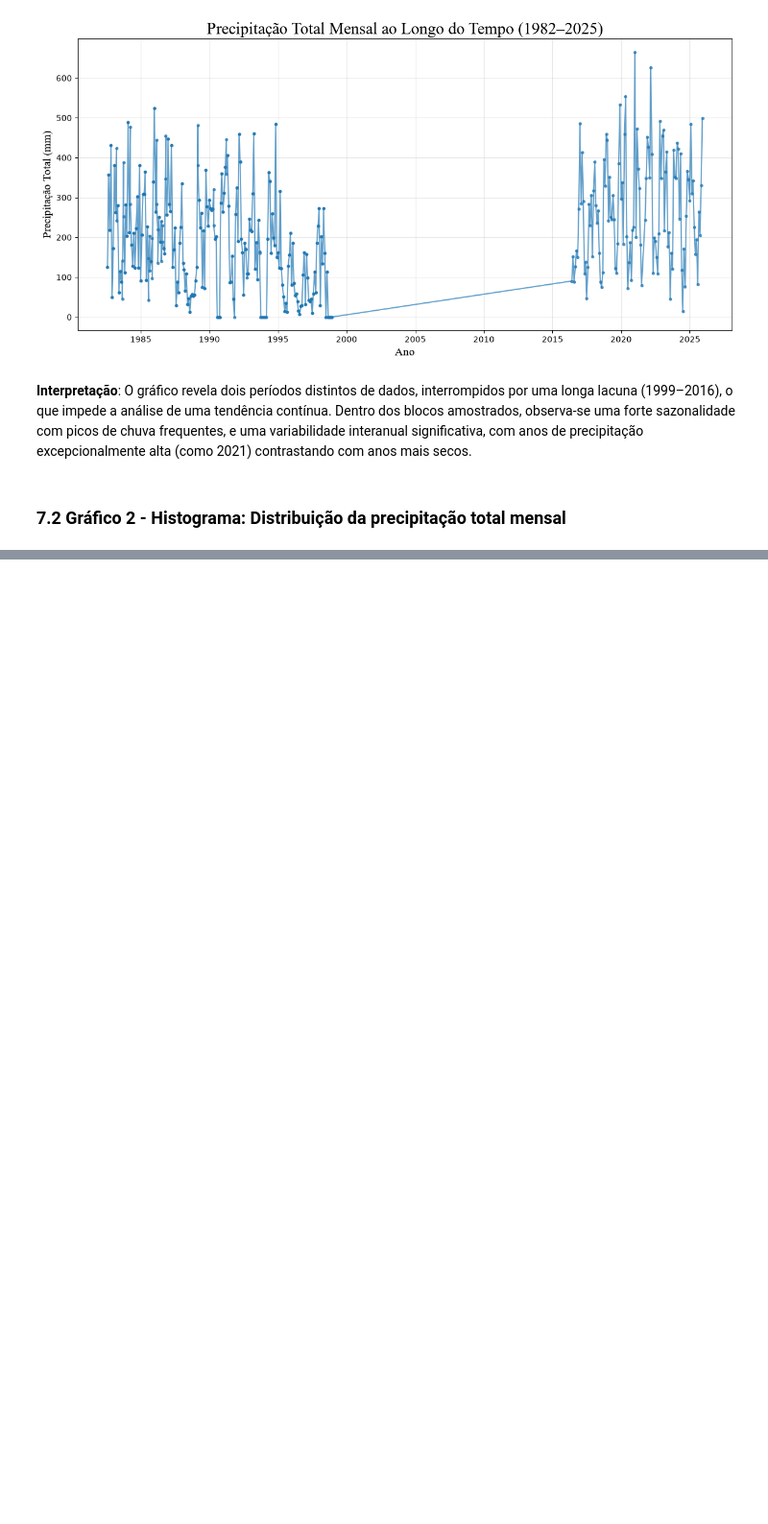
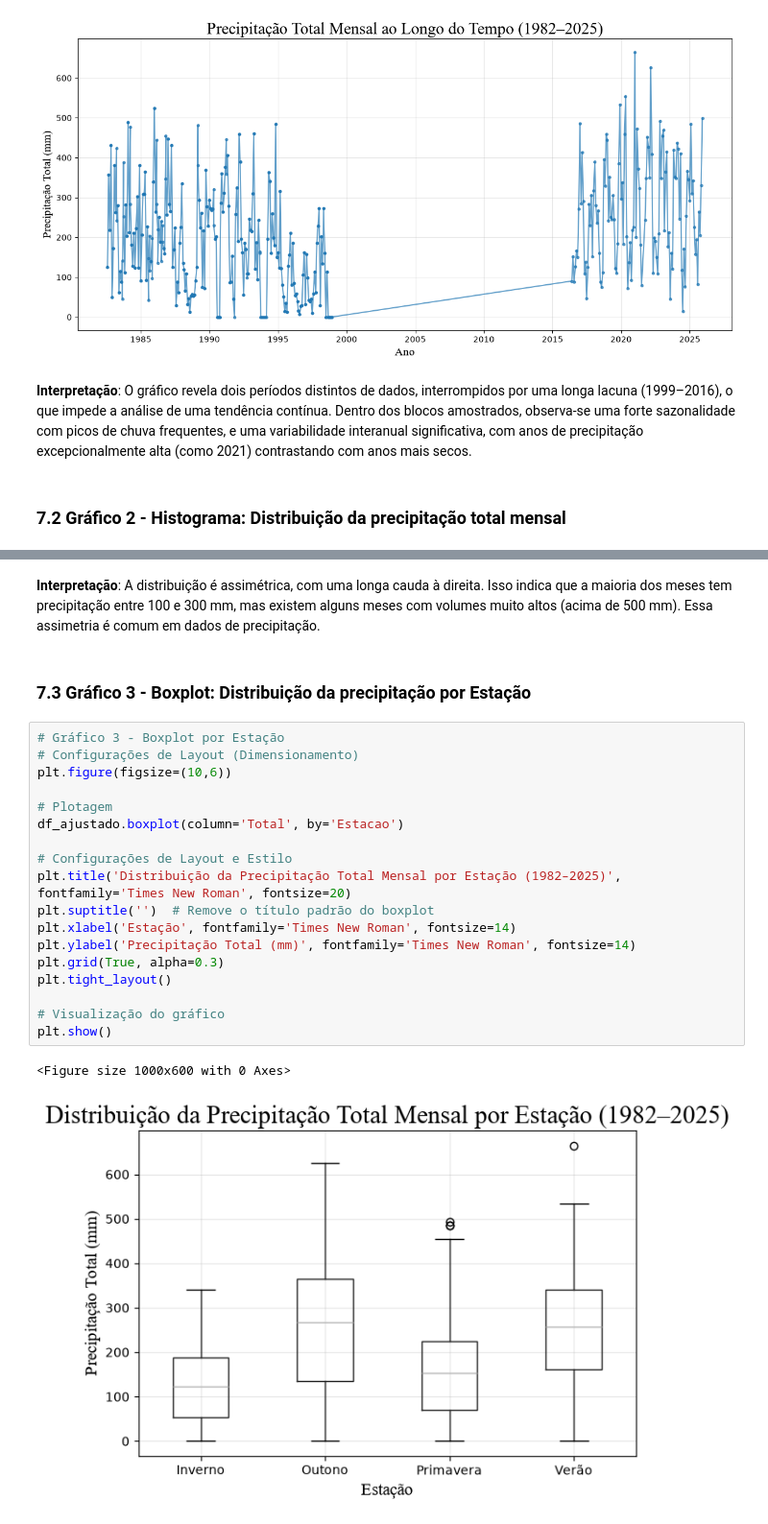
Before and after one commit to jonestiago/rainfall-timeseries-analysis, a Jupyter notebook: notebook/a_analise_exploratoria.ipynb, the cells around one changed output, grey strips where cells are left out. Shown at 96% size. Drawn from its saved outputs; the diff is of its cells as text; blank space fills up the shorter version.

```diff
--- a/notebook/a_analise_exploratoria.ipynb
+++ b/notebook/a_analise_exploratoria.ipynb
@@ -835,0 +863,25 @@ plt.show()
+# %% [markdown]
+**Interpretação**: A distribuição é assimétrica, com uma longa cauda à direita. Isso indica que a maioria dos meses tem precipitação entre 100 e 300 mm, mas existem alguns meses com volumes muito altos (acima de 500 mm). Essa assimetria é comum em dados de precipitação.
+# %% [markdown]
+### 7.3 Gráfico 3 - Boxplot: Distribuição da precipitação por Estação
+# %%
+# Gráfico 3 - Boxplot por Estação
+# Configurações de Layout (Dimensionamento)
+plt.figure(figsize=(10,6))
+
+# Plotagem
+df_ajustado.boxplot(column='Total', by='Estacao')
+
+# Configurações de Layout e Estilo
+plt.title('Distribuição da Precipitação Total Mensal por Estação (1982–2025)', fontfamily='Times New Roman', fontsize=20)
+plt.suptitle('')  # Remove o título padrão do boxplot
+plt.xlabel('Estação', fontfamily='Times New Roman', fontsize=14)
+plt.ylabel('Precipitação Total (mm)', fontfamily='Times New Roman', fontsize=14)
+plt.grid(True, alpha=0.3)
+plt.tight_layout()
+
+# Visualização do gráfico
+plt.show()
+# %% [output]
+<Figure size 1000x600 with 0 Axes>
+[figure, added]
```
Also changed, not shown: parts of 7 cells of this notebook.
